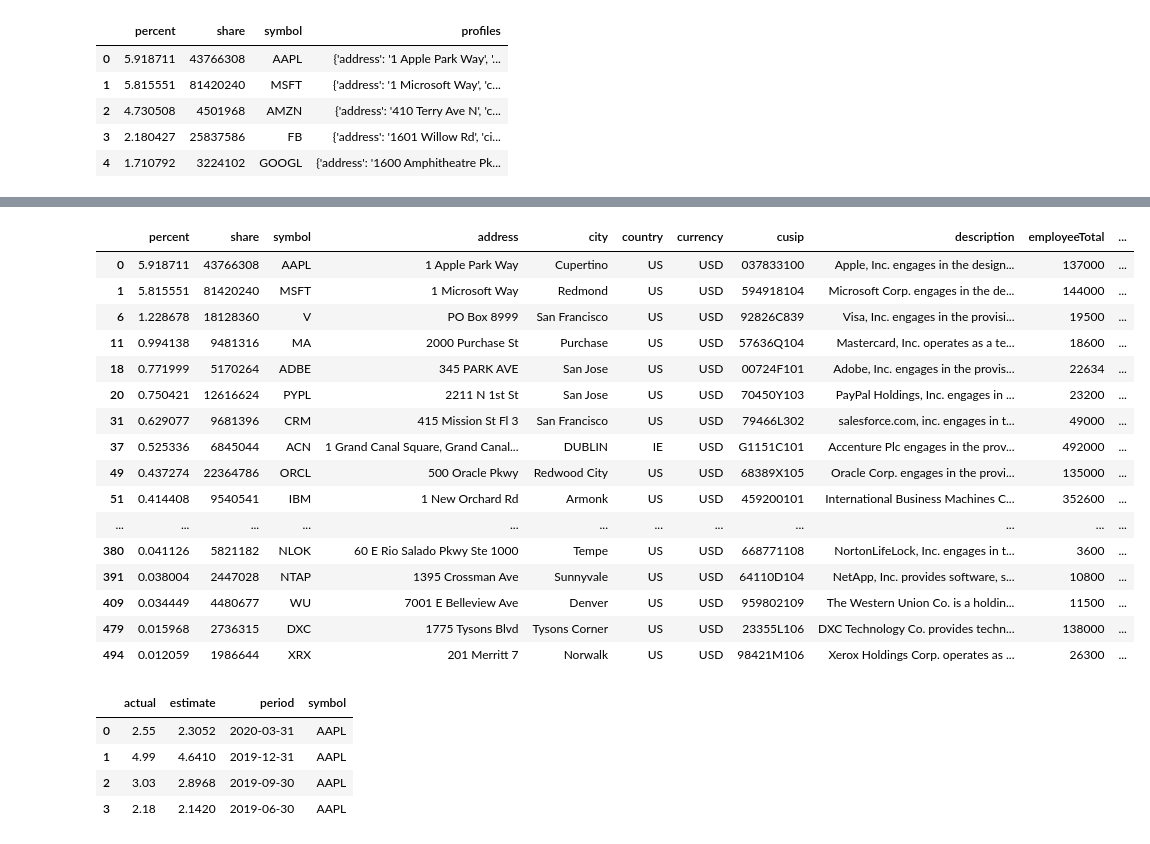
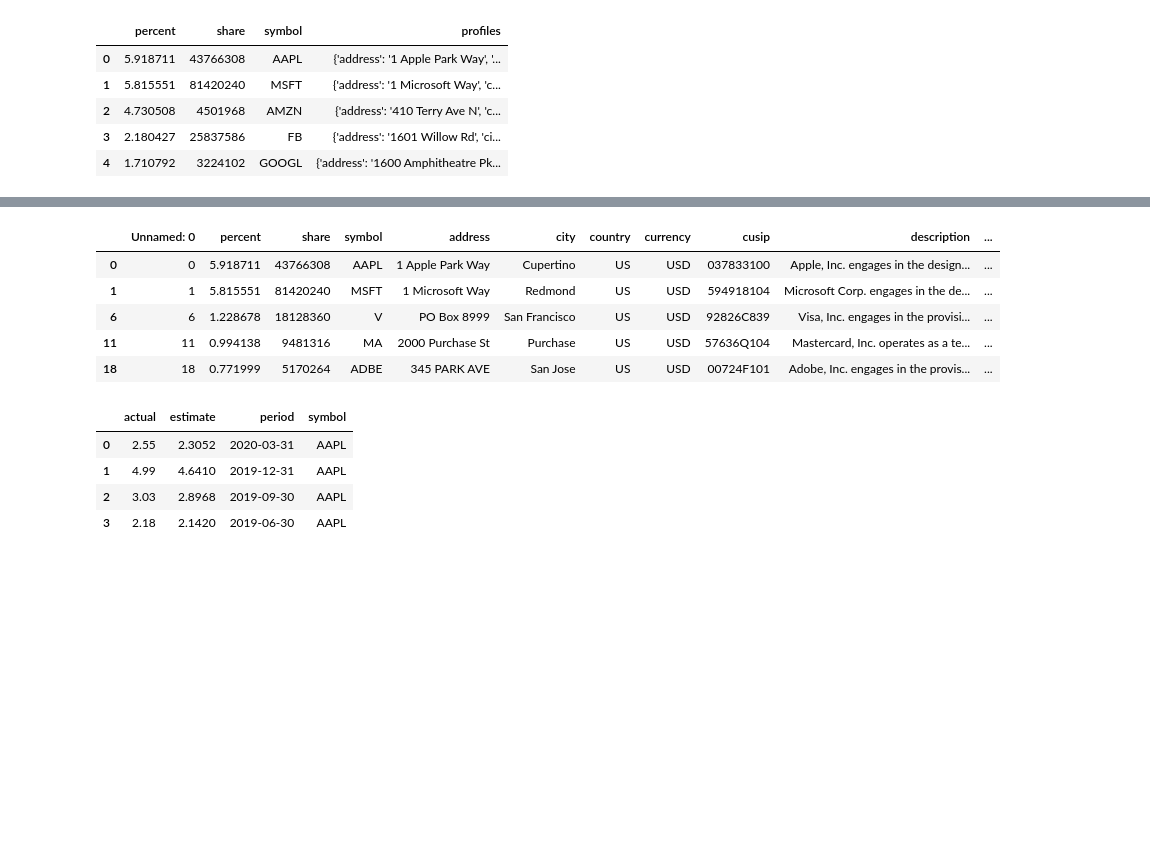
Before and after one commit to irrationomical/OOTM-Option-Pricing-with-Power-Laws-and-News, a Jupyter notebook: HawkesProcess.ipynb, the cells around one changed output, grey strips where cells are left out. Saved outputs shown, nothing was run; the diff lists cells and outputs as text; code cells hidden in the pictures; blank space fills up the shorter version.

```diff
--- a/HawkesProcess.ipynb
+++ b/HawkesProcess.ipynb
@@ -180,27 +113,17 @@ df3.head()
 # %%
 #df3.to_csv('./SP500_info.csv')
 # %%
+df3 = pd.read_csv('./SP500_info.csv')
 tech = df3.loc[df3['finnhubIndustry'] == 'Technology']
 # %%
-tech
+tech.head()
 # %% [output]
-|  | percent | share | symbol | address | city | country | currency | cusip | description | employeeTotal | ... |
-| 0 | 5.918711 | 43766308 | AAPL | 1 Apple Park Way | Cupertino | US | USD | 037833100 | Apple, Inc. engages in the design... | 137000 | ... |
-| 1 | 5.815551 | 81420240 | MSFT | 1 Microsoft Way | Redmond | US | USD | 594918104 | Microsoft Corp. engages in the de... | 144000 | ... |
-| 6 | 1.228678 | 18128360 | V | PO Box 8999 | San Francisco | US | USD | 92826C839 | Visa, Inc. engages in the provisi... | 19500 | ... |
-| 11 | 0.994138 | 9481316 | MA | 2000 Purchase St | Purchase | US | USD | 57636Q104 | Mastercard, Inc. operates as a te... | 18600 | ... |
-| 18 | 0.771999 | 5170264 | ADBE | 345 PARK AVE | San Jose | US | USD | 00724F101 | Adobe, Inc. engages in the provis... | 22634 | ... |
-| 20 | 0.750421 | 12616624 | PYPL | 2211 N 1st St | San Jose | US | USD | 70450Y103 | PayPal Holdings, Inc. engages in ... | 23200 | ... |
-| 31 | 0.629077 | 9681396 | CRM | 415 Mission St Fl 3 | San Francisco | US | USD | 79466L302 | salesforce.com, inc. engages in t... | 49000 | ... |
-| 37 | 0.525336 | 6845044 | ACN | 1 Grand Canal Square, Grand Canal... | DUBLIN | IE | USD | G1151C101 | Accenture Plc engages in the prov... | 492000 | ... |
-| 49 | 0.437274 | 22364786 | ORCL | 500 Oracle Pkwy | Redwood City | US | USD | 68389X105 | Oracle Corp. engages in the provi... | 135000 | ... |
-| 51 | 0.414408 | 9540541 | IBM | 1 New Orchard Rd | Armonk | US | USD | 459200101 | International Business Machines C... | 352600 | ... |
-| ... | ... | ... | ... | ... | ... | ... | ... | ... | ... | ... | ... |
-| 380 | 0.041126 | 5821182 | NLOK | 60 E Rio Salado Pkwy Ste 1000 | Tempe | US | USD | 668771108 | NortonLifeLock, Inc. engages in t... | 3600 | ... |
-| 391 | 0.038004 | 2447028 | NTAP | 1395 Crossman Ave | Sunnyvale | US | USD | 64110D104 | NetApp, Inc. provides software, s... | 10800 | ... |
-| 409 | 0.034449 | 4480677 | WU | 7001 E Belleview Ave | Denver | US | USD | 959802109 | The Western Union Co. is a holdin... | 11500 | ... |
-| 479 | 0.015968 | 2736315 | DXC | 1775 Tysons Blvd | Tysons Corner | US | USD | 23355L106 | DXC Technology Co. provides techn... | 138000 | ... |
-| 494 | 0.012059 | 1986644 | XRX | 201 Merritt 7 | Norwalk | US | USD | 98421M106 | Xerox Holdings Corp. operates as ... | 26300 | ... |
+|  | Unnamed: 0 | percent | share | symbol | address | city | country | currency | cusip | description | ... |
+| 0 | 0 | 5.918711 | 43766308 | AAPL | 1 Apple Park Way | Cupertino | US | USD | 037833100 | Apple, Inc. engages in the design... | ... |
+| 1 | 1 | 5.815551 | 81420240 | MSFT | 1 Microsoft Way | Redmond | US | USD | 594918104 | Microsoft Corp. engages in the de... | ... |
+| 6 | 6 | 1.228678 | 18128360 | V | PO Box 8999 | San Francisco | US | USD | 92826C839 | Visa, Inc. engages in the provisi... | ... |
+| 11 | 11 | 0.994138 | 9481316 | MA | 2000 Purchase St | Purchase | US | USD | 57636Q104 | Mastercard, Inc. operates as a te... | ... |
+| 18 | 18 | 0.771999 | 5170264 | ADBE | 345 PARK AVE | San Jose | US | USD | 00724F101 | Adobe, Inc. engages in the provis... | ... |
 # %%
 # get earnings dates for all tech stocks in S&P
 earnings = []
```
Also changed, not shown: parts of 18 cells of this notebook.
